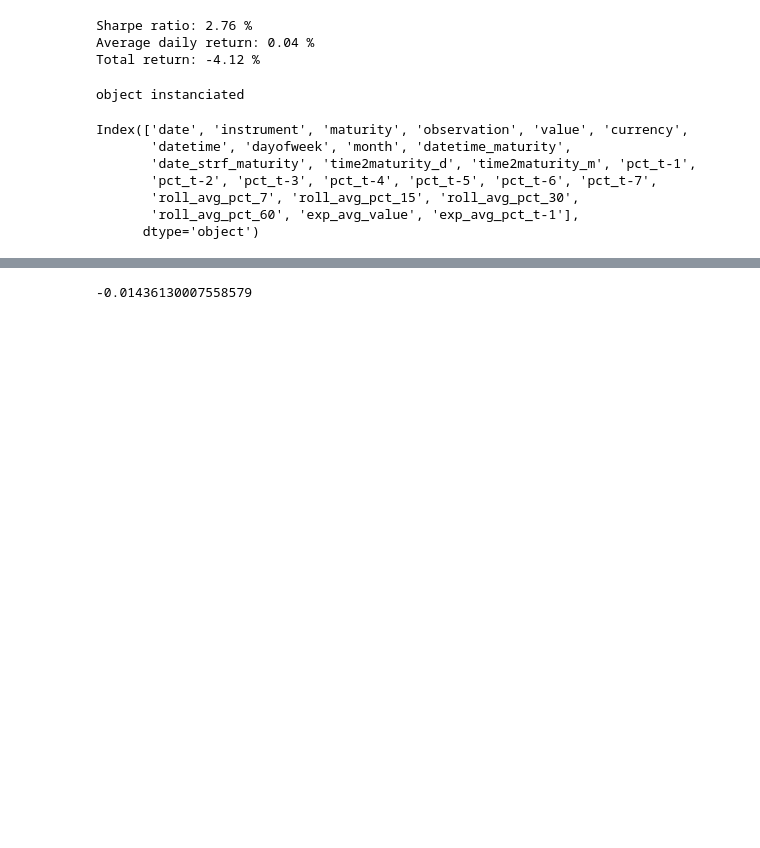
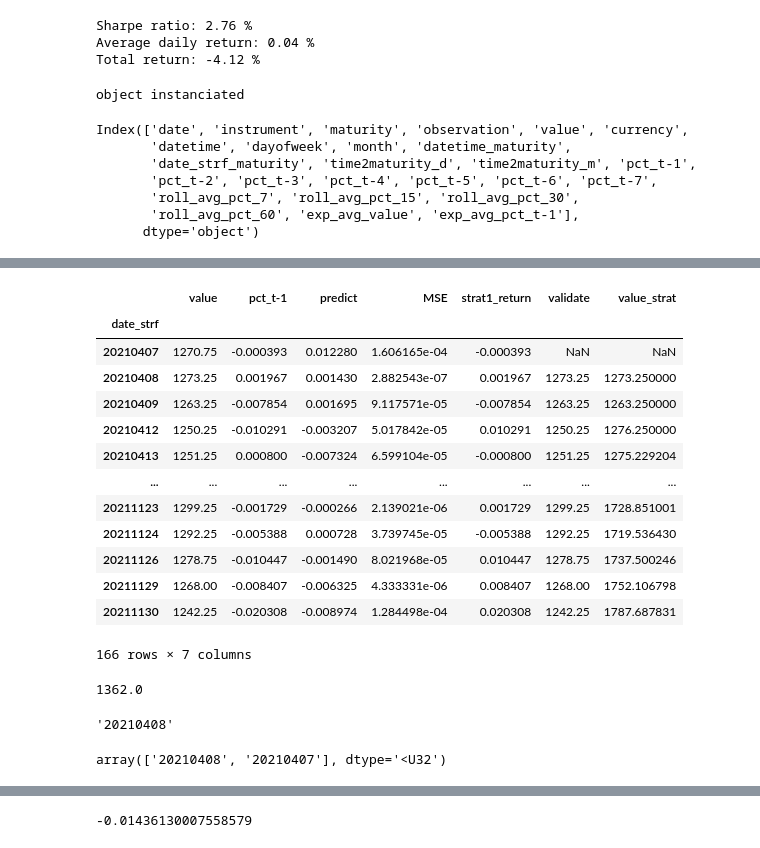
Before and after one commit to kimzwegz/commodity, a Jupyter notebook: commod.ipynb, the cells around one changed output, grey strips where cells are left out. Drawn from its saved outputs; the diff is of its cells as text; code cells hidden in the pictures; blank space fills up the shorter version.

Commit message:
back testing added in one function

```diff
--- a/commod.ipynb
+++ b/commod.ipynb
@@ -273,0 +277,53 @@ df_test
+# %%
+def backtest(df, value, strat_return, pct_change, predict_return):
+    ## produce array for t and t-1 indexing
+
+    period_arr = np.empty([0,2])
+    period_idx = [i for i in df.index]
+
+    for i,j in enumerate(period_idx):
+        if i ==0:
+            x, y = j, np.nan
+        else:
+            x,y = j, period_idx[i-1]
+        arr = np.array([[x,y]])
+        period_arr = np.append(period_arr, arr, axis=0)
+
+    ## back test results of strategy
+    price_beg = df.loc[period_arr[0,0]][value]
+    for i in df.index:
+        period_prev = period_arr[period_arr[:,0] ==i][:,1][0]
+        period_now = i
+        price_now = df.loc[i][value]
+        return_predict = df.loc[i][strat_return]
+        predict = df.loc[i][predict_return]
+        return_act = df.loc[i][pct_change]
+
+        if i == df.index.min():
+            pass
+
+        else:
+            price_prev = df.loc[period_prev][value]
+            return_strat = return_predict * price_beg
+            price_end = price_beg + return_strat
+            # print(i, price_prev, price_now, return_act, return_predict, predict, return_strat ,price_beg, price_end)
+            df.loc[i, 'value_strat'] = price_end
+            price_beg = price_end
+    return df
+
+backtest(df_test, 'value' , 'strat1_return' ,'pct_t-1' , 'predict')
+# %% [output]
+|  | value | pct_t-1 | predict | MSE | strat1_return | validate | value_strat |
+| date_strf |  |  |  |  |  |  |  |
+| 20210407 | 1270.75 | -0.000393 | 0.012280 | 1.606165e-04 | -0.000393 | NaN | NaN |
+| 20210408 | 1273.25 | 0.001967 | 0.001430 | 2.882543e-07 | 0.001967 | 1273.25 | 1273.250000 |
+| 20210409 | 1263.25 | -0.007854 | 0.001695 | 9.117571e-05 | -0.007854 | 1263.25 | 1263.250000 |
+| 20210412 | 1250.25 | -0.010291 | -0.003207 | 5.017842e-05 | 0.010291 | 1250.25 | 1276.250000 |
+| 20210413 | 1251.25 | 0.000800 | -0.007324 | 6.599104e-05 | -0.000800 | 1251.25 | 1275.229204 |
+| ... | ... | ... | ... | ... | ... | ... | ... |
+| 20211123 | 1299.25 | -0.001729 | -0.000266 | 2.139021e-06 | 0.001729 | 1299.25 | 1728.851001 |
+| 20211124 | 1292.25 | -0.005388 | 0.000728 | 3.739745e-05 | -0.005388 | 1292.25 | 1719.536430 |
+| 20211126 | 1278.75 | -0.010447 | -0.001490 | 8.021968e-05 | 0.010447 | 1278.75 | 1737.500246 |
+| 20211129 | 1268.00 | -0.008407 | -0.006325 | 4.333331e-06 | 0.008407 | 1268.00 | 1752.106798 |
+| 20211130 | 1242.25 | -0.020308 | -0.008974 | 1.284498e-04 | 0.020308 | 1242.25 | 1787.687831 |
+166 rows × 7 columns
@@ -273,0 +348,12 @@ df_test
+# %%
+df_test.loc['20210426']['value']
+# %% [output]
+1362.0
+# %%
+period_arr[1,0]
+# %% [output]
+'20210408'
+# %%
+period_arr[1]
+# %% [output]
+array(['20210408', '20210407'], dtype='<U32')
```
Also changed, not shown: parts of 13 cells of this notebook.
